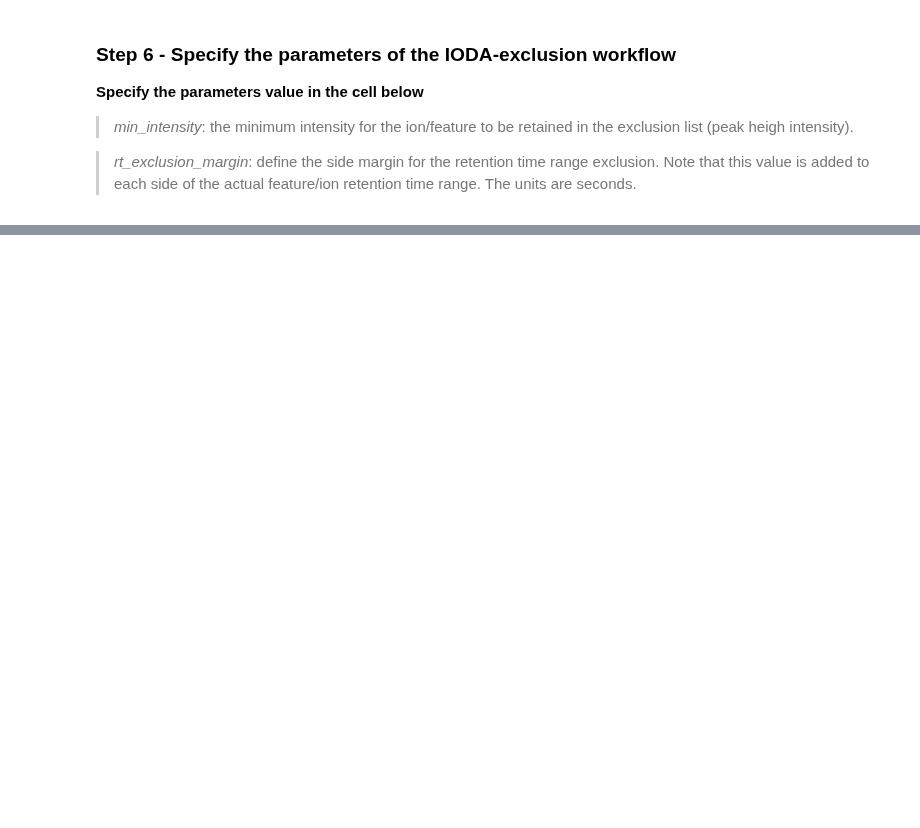
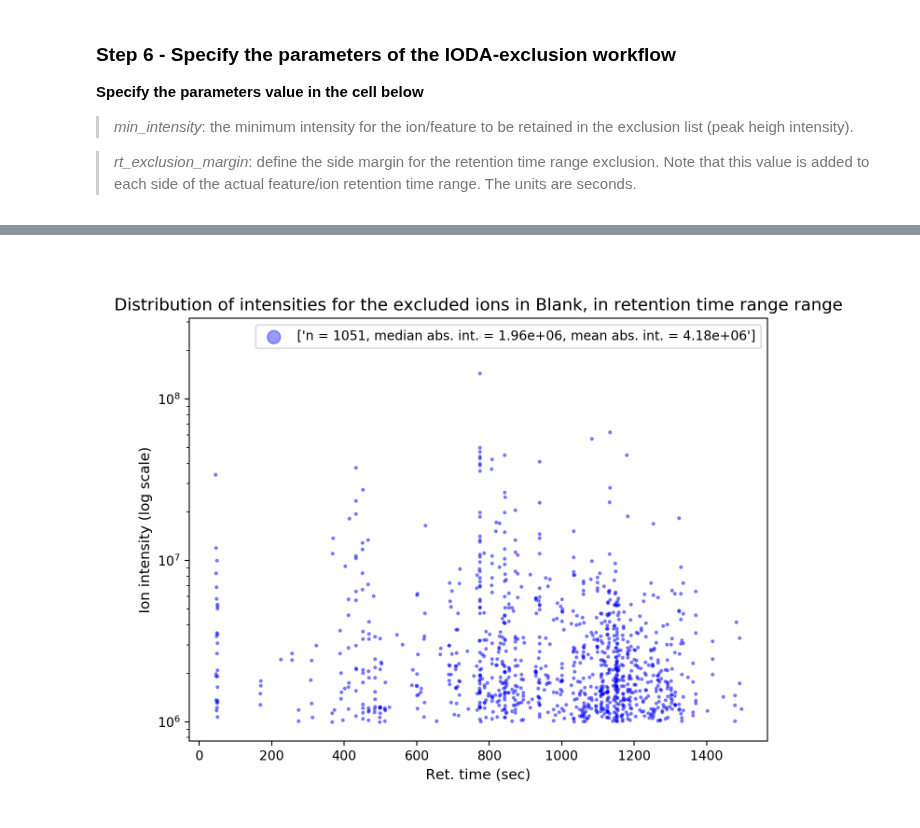
Before and after one commit to lfnothias/IODA_MS, a Jupyter notebook: IODA_exclusion_from_mzML.ipynb, the cells around one changed output, grey strips where cells are left out. Drawn from its saved outputs; the diff is of its cells as text; code cells hidden in the pictures; blank space fills up the shorter version.

```diff
--- a/IODA_exclusion_from_mzML.ipynb
+++ b/IODA_exclusion_from_mzML.ipynb
@@ -142,0 +146,4 @@ Image("results/plot_exclusion_RT_range_plot.png")
+# %%
+Image("results/plot_exclusion_scatter_RT.png")
+# %% [output]
+[figure, added]
```
Also changed, not shown: parts of 9 cells of this notebook, 2 other files.
